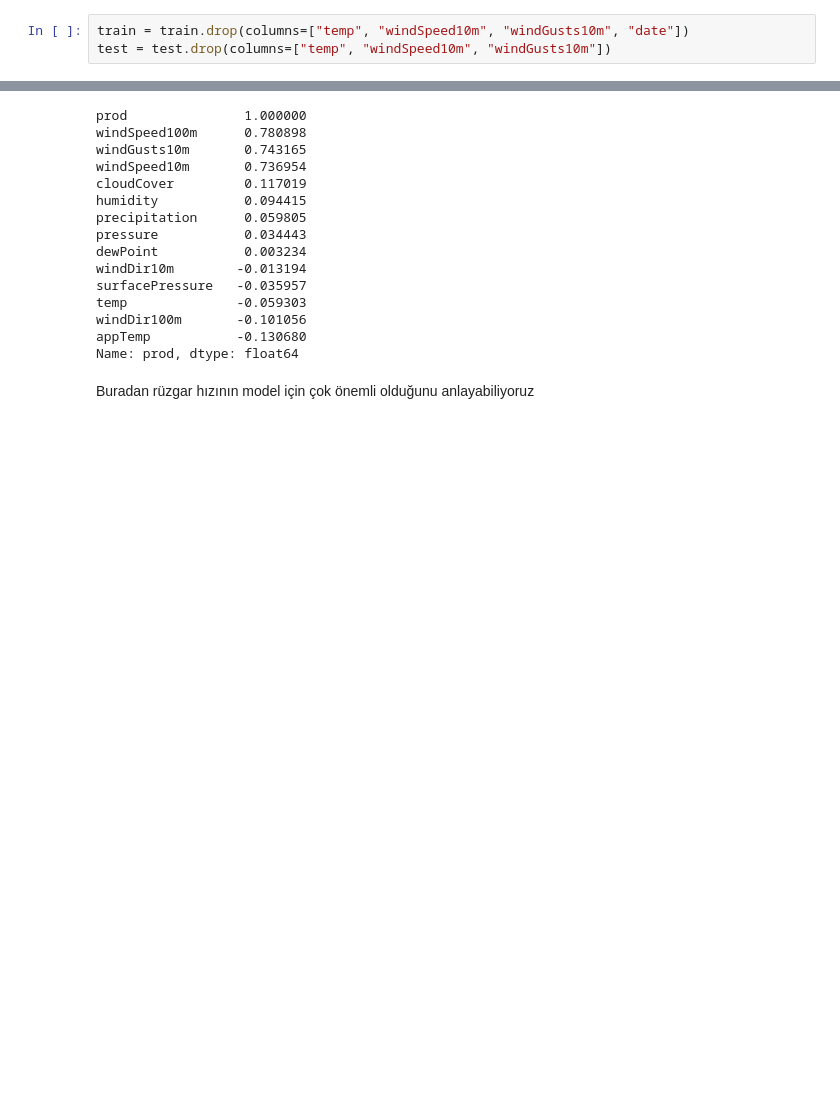
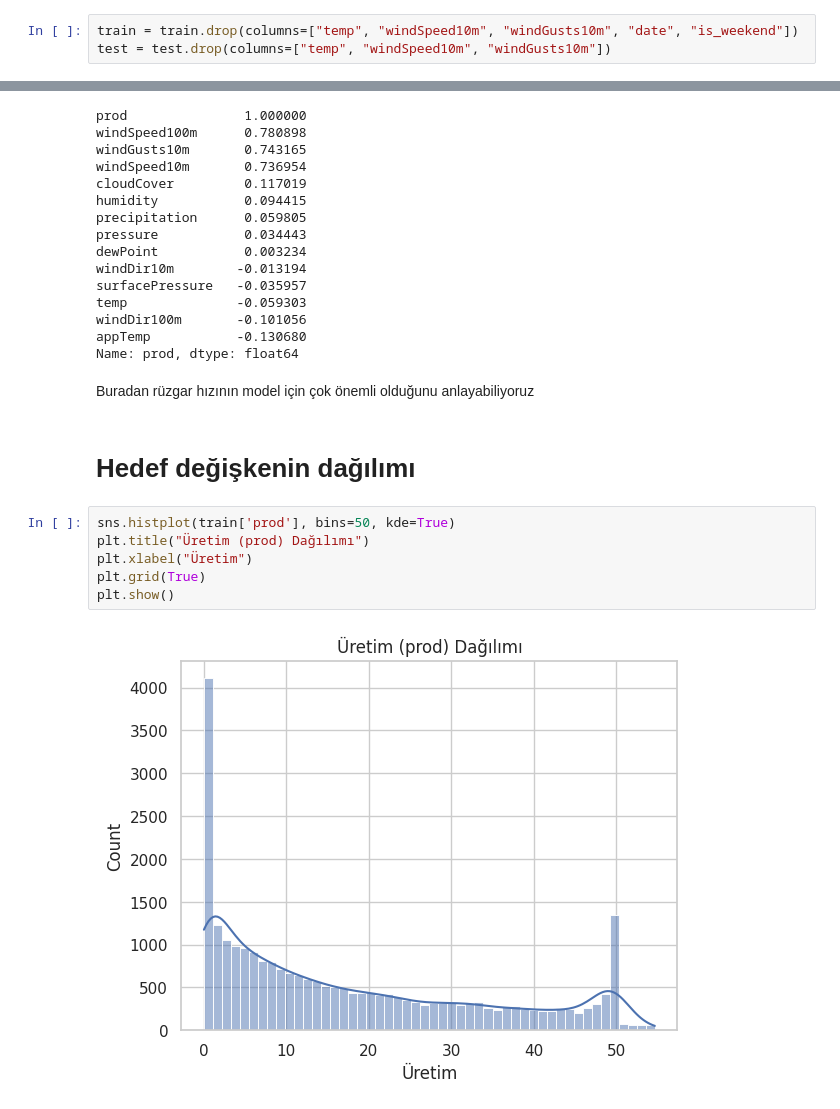
Before and after one commit to musa-fe/Machine_Learning_3, a Jupyter notebook: MachineLearning_3.ipynb, the cells around one changed output, grey strips where cells are left out. Drawn from its saved outputs; the diff is of its cells as text; blank space fills up the shorter version.

```diff
--- a/MachineLearning_3.ipynb
+++ b/MachineLearning_3.ipynb
@@ -271,6 +273,6 @@ plt.show()
 *   temp ve appTemp değişkenleri yüksek korelasyon gösterdiğinden yalnızca appTemp tutulmuştur. Hissedilen sıcaklığın enerji üretimi üzerinde daha etkili olduğu varsayılmıştır.
 *   Diğer bir yüksek korelasyon gösteren windSpeed10m ve windGusts10m değişkenleri, windSpeed100m ile güçlü şekilde ilişkilendirildiğinden çıkarıldı. Bu sayede özellik tekrarından kaçınılarak modelde daha temiz giriş verisi sağlanmaya çalışıldı
 # %%
-train = train.drop(columns=["temp", "windSpeed10m", "windGusts10m", "date"])
+train = train.drop(columns=["temp", "windSpeed10m", "windGusts10m", "date", "is_weekend"])
 test = test.drop(columns=["temp", "windSpeed10m", "windGusts10m"])
 # %% [output]
@@ -298,3 +300,13 @@ appTemp           -0.130680
 Name: prod, dtype: float64
 # %% [markdown]
 Buradan rüzgar hızının model için çok önemli olduğunu anlayabiliyoruz
+# %% [markdown]
+# Hedef değişkenin dağılımı
+# %%
+sns.histplot(train['prod'], bins=50, kde=True)
+plt.title("Üretim (prod) Dağılımı")
+plt.xlabel("Üretim")
+plt.grid(True)
+plt.show()
+# %% [output]
+[figure, added]
```
Also changed, not shown: parts of 12 cells of this notebook.
